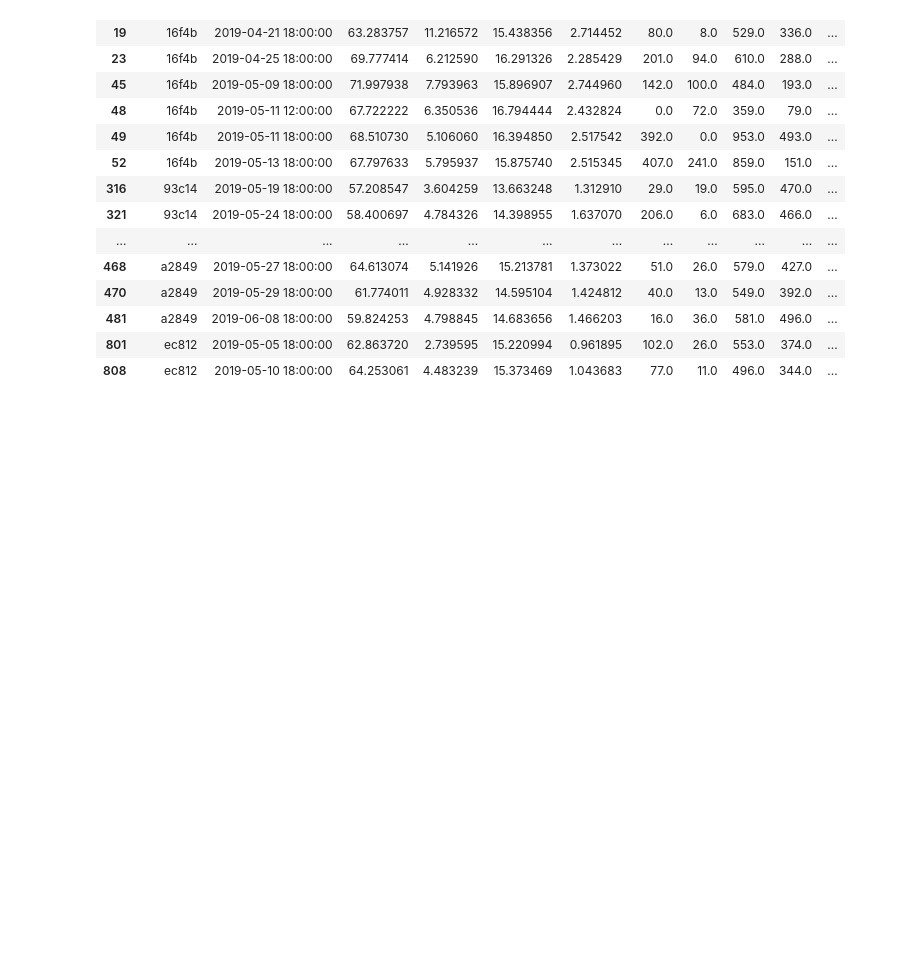
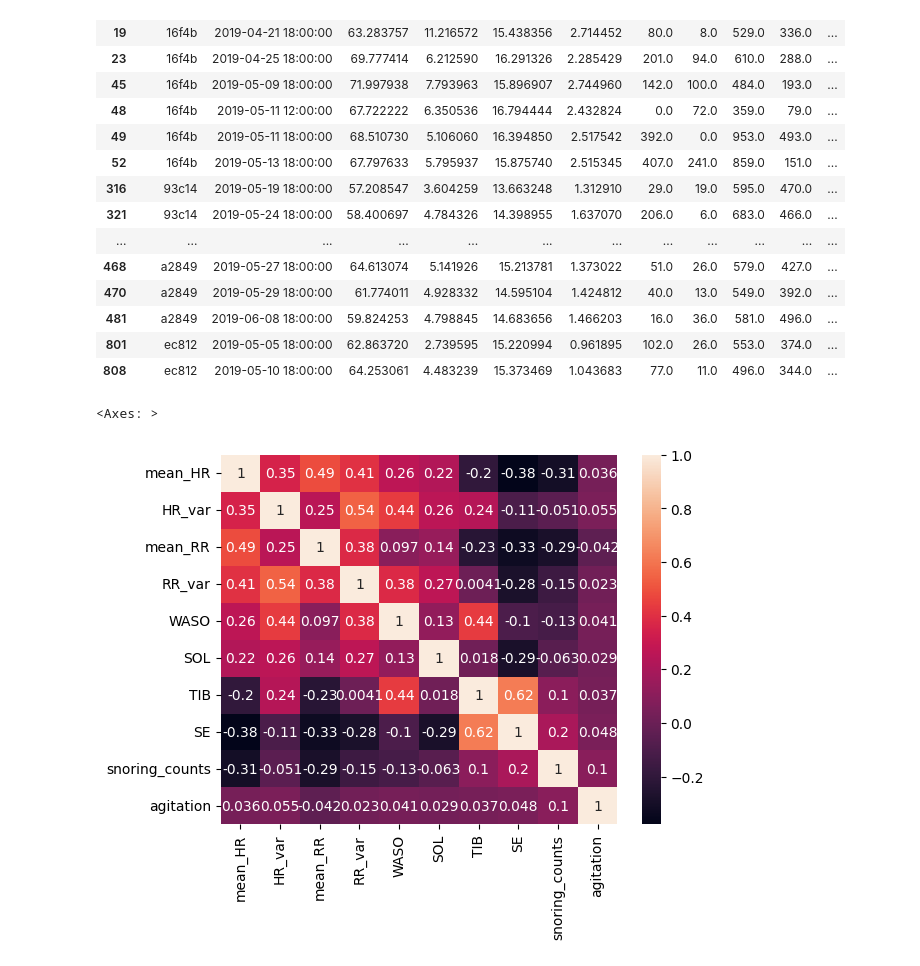
Before and after one commit to y-ghoneim/SDProject32, a Jupyter notebook: Sleep_hypnograms.ipynb, the cells around one changed output. Cells and saved outputs as stored; diff of their text form; code cells hidden in the pictures; blank space fills up the shorter version.

```diff
--- a/Sleep_hypnograms.ipynb
+++ b/Sleep_hypnograms.ipynb
@@ -233,3 +233,13 @@ aggregated_df[aggregated_df['agitation'] == 1]
 | 808 | ec812 | 2019-05-10 18:00:00 | 64.253061 | 4.483239 | 15.373469 | 1.043683 | 77.0 | 11.0 | 496.0 | 344.0 | ... |
 # %%
 aggregated_df.to_csv('Dataset\Aggregated_Sleep.csv', index=False)
+# %%
+import seaborn as sns
+
+agg_sleep_df = pd.read_csv('Dataset\Aggregated_Sleep.csv')
+
+correlation = agg_sleep_df.loc[:,~agg_sleep_df.columns.isin(['patient_id','window_start','TST'])].corr()
+sns.heatmap(correlation, annot=True)
+# %% [output]
+<Axes: >
+[figure, added]
```
Also changed, not shown: parts of 6 cells of this notebook.
